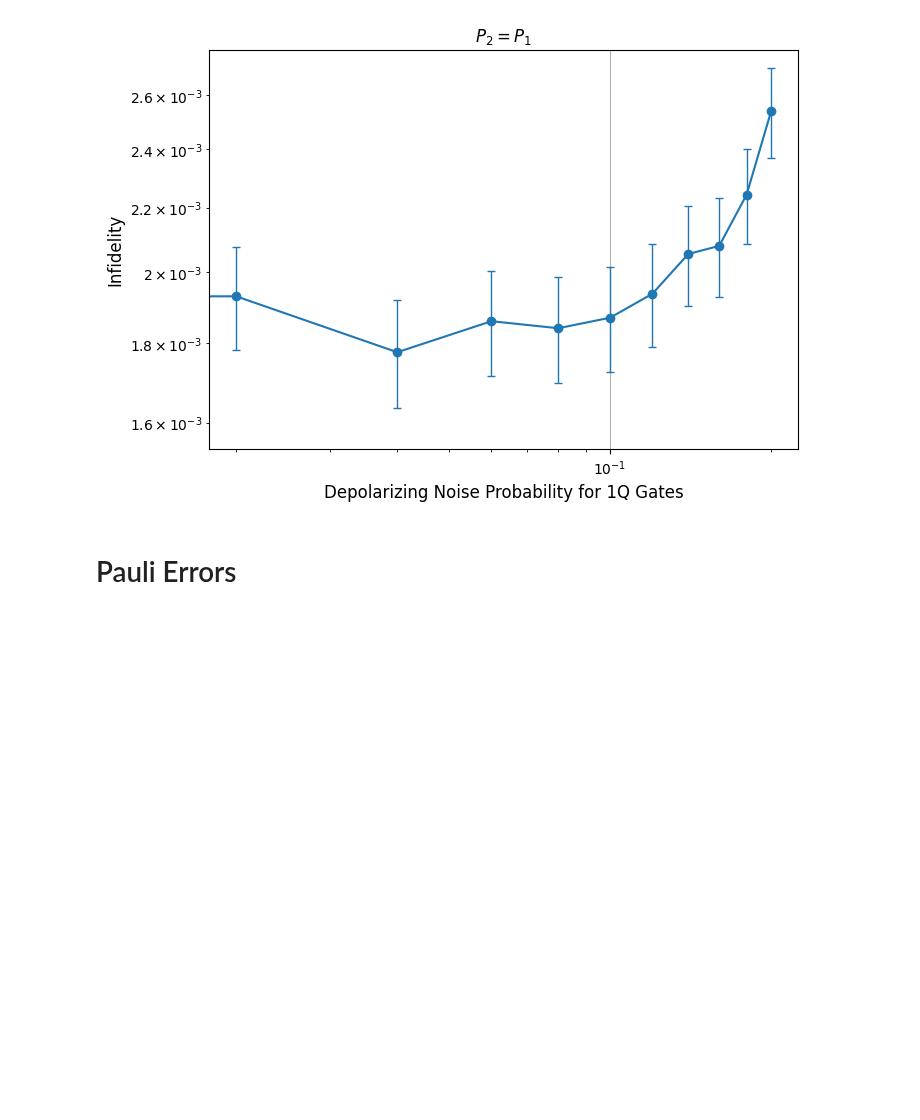
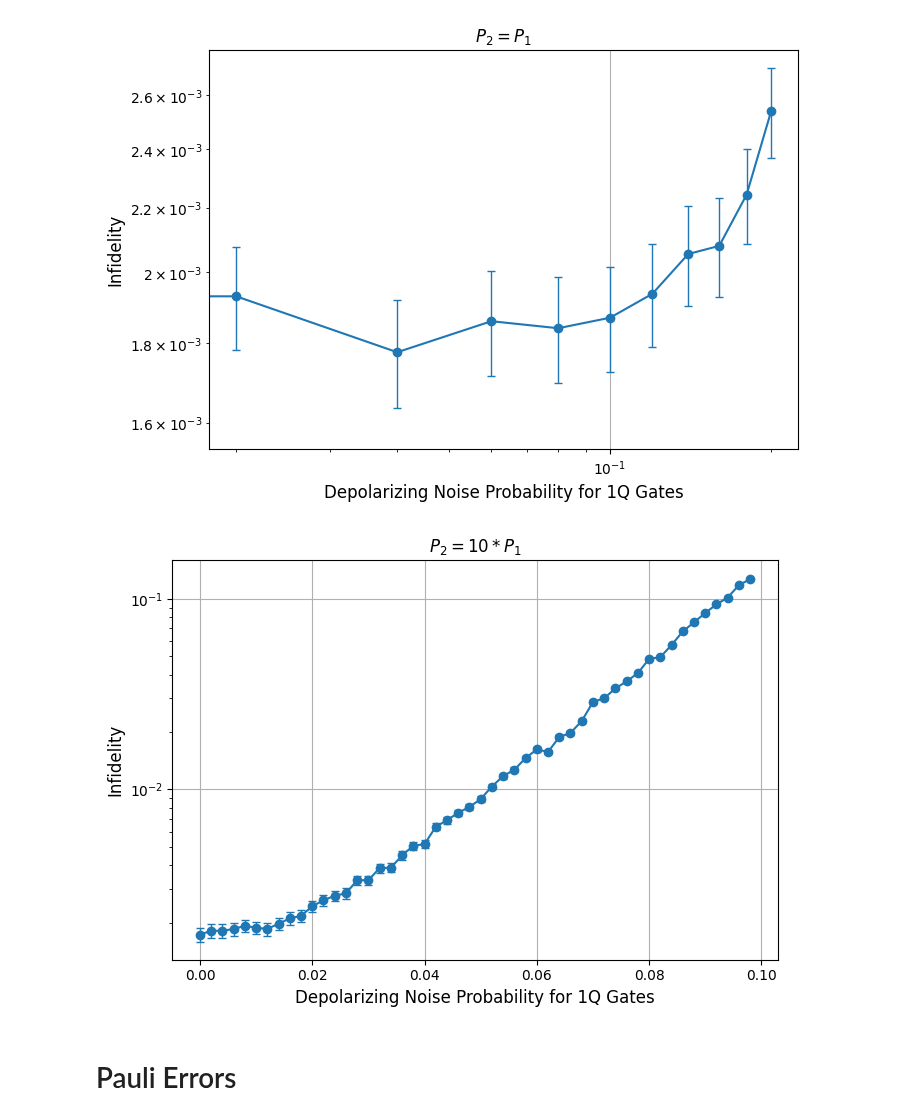
Before and after one commit to Sal7ySalt/Smallest-MSD-Protocol, a Jupyter notebook: fidelity.ipynb, the cells around one changed output. Drawn from its saved outputs; the diff is of its cells as text; code cells hidden in the pictures; blank space fills up the shorter version.

```diff
--- a/fidelity.ipynb
+++ b/fidelity.ipynb
@@ -501,3 +548,30 @@ plt.show()
+# %%
+depol_probs = sorted(fidelity_results.keys())
+fidelities = [1 - fidelity_results[p] for p in depol_probs]
+
+# Uncertainty Calculations
+unc = [1.96 * np.sqrt(i/meas00) for i in sample_err_rate]
+
+plt.figure(figsize=(7, 5))
+plt.errorbar(
+    depol_probs,
+    fidelities,
+    yerr=unc,
+    fmt='o-',           # circle marker and solid line
+    capsize=3,          # length of the little “T” caps on each bar
+    elinewidth=1,       # width of the error‐bar lines
+    markeredgewidth=1
+)
+plt.xlabel("Depolarizing Noise Probability for 1Q Gates", fontsize=12)
+plt.ylabel("Infidelity", fontsize=12)
+plt.title(f"$P_2 = 10 * P_1$")
+plt.grid(True)
+plt.tight_layout()
+plt.yscale('log')
+#plt.xscale('log')
+plt.show()
+# %% [output]
+[figure, added]
 # %% [markdown]
 # Pauli Errors
 # %%
```
Also changed, not shown: parts of 1 cell of this notebook.
